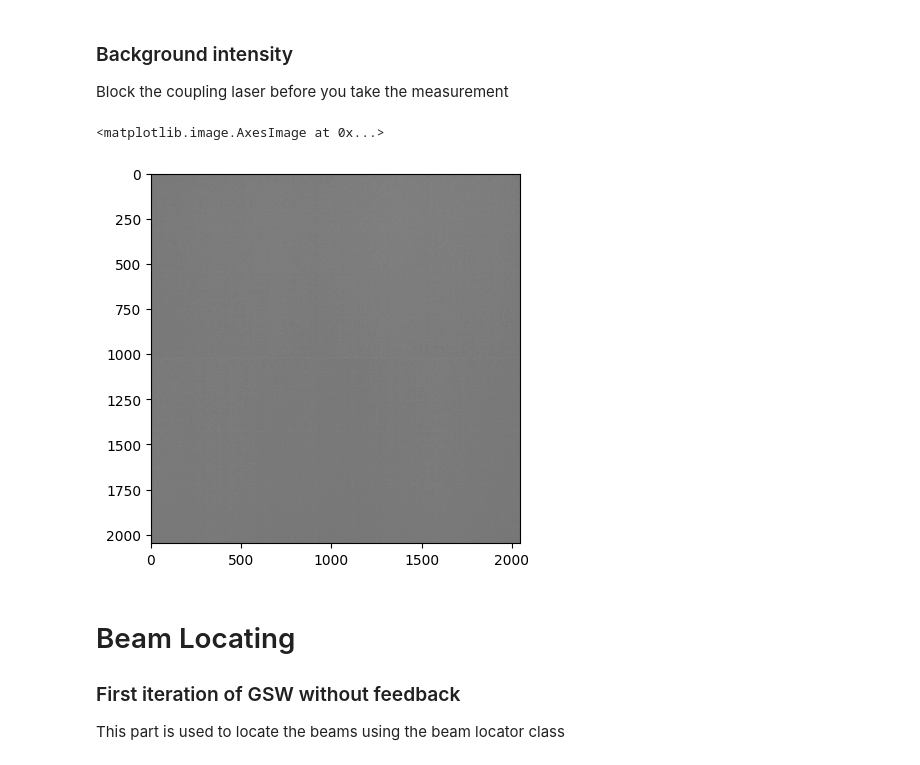
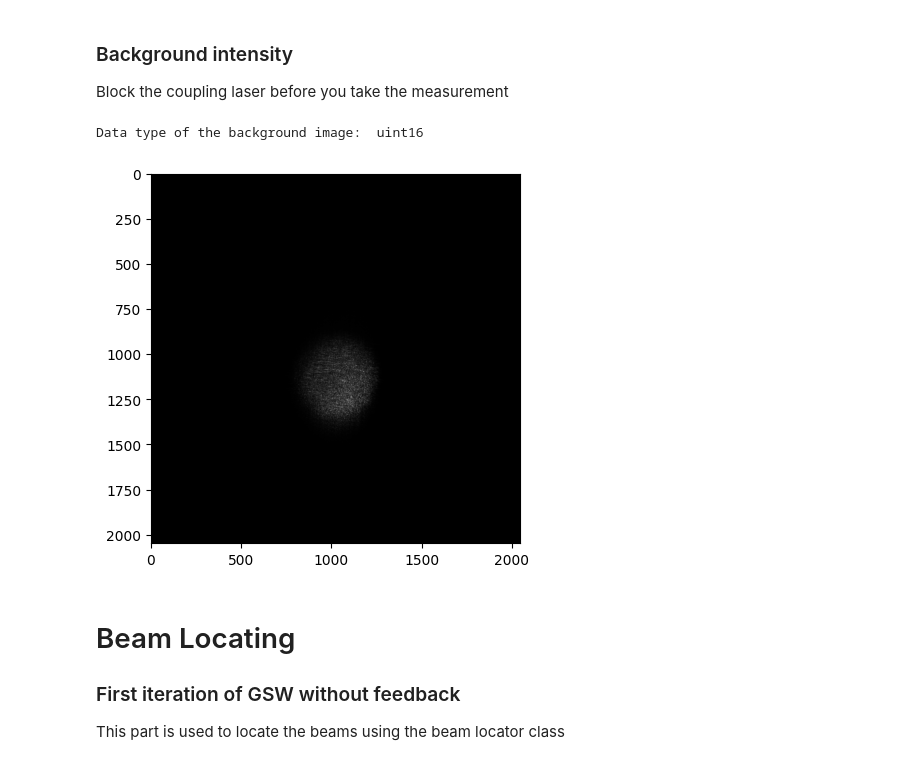
Before and after one commit to AndersonXu99/AONN, a Jupyter notebook: SLM Phase Pattern/test.ipynb, the cells around one changed output. Saved outputs shown, nothing was run; the diff lists cells and outputs as text; code cells hidden in the pictures.

```diff
--- a/SLM Phase Pattern/test.ipynb
+++ b/SLM Phase Pattern/test.ipynb
@@ -31,14 +32,20 @@ dcam_capture = DcamLiveCapturing(iDevice = 0)
 ### Background intensity
 
 Block the coupling laser before you take the measurement
-# %%
-background = dcam_capture.capture_single_frame()
-
-# displaying the background image
-plt.imshow(background, cmap='gray')
-# %% [output]
-<matplotlib.image.AxesImage at 0x...>
-[figure, removed]
+# %%
+background = dcam_show_single_captured_image()
+
+# print out the data type of the background image
+print("Data type of the background image: ", background.dtype)
+
+background = np.array(background)
+
+# Displaying the background image
+plt.imshow(background, cmap='gray')
+plt.show()
+# %% [output]
+Data type of the background image:  uint16
+[figure, added]
 # %% [markdown]
 # Beam Locating
 
```
Also changed, not shown: parts of 38 cells of this notebook, 6 other files.
